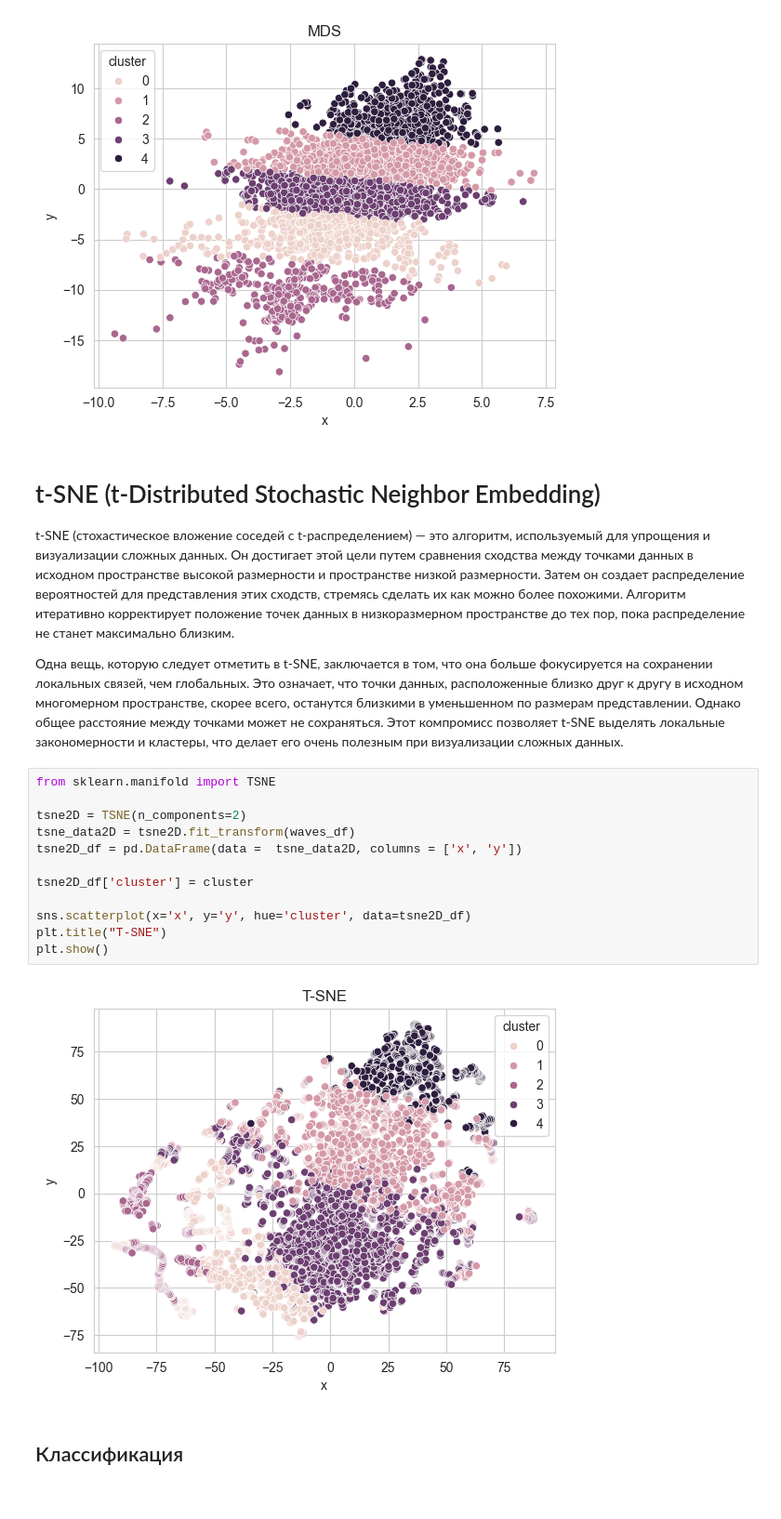
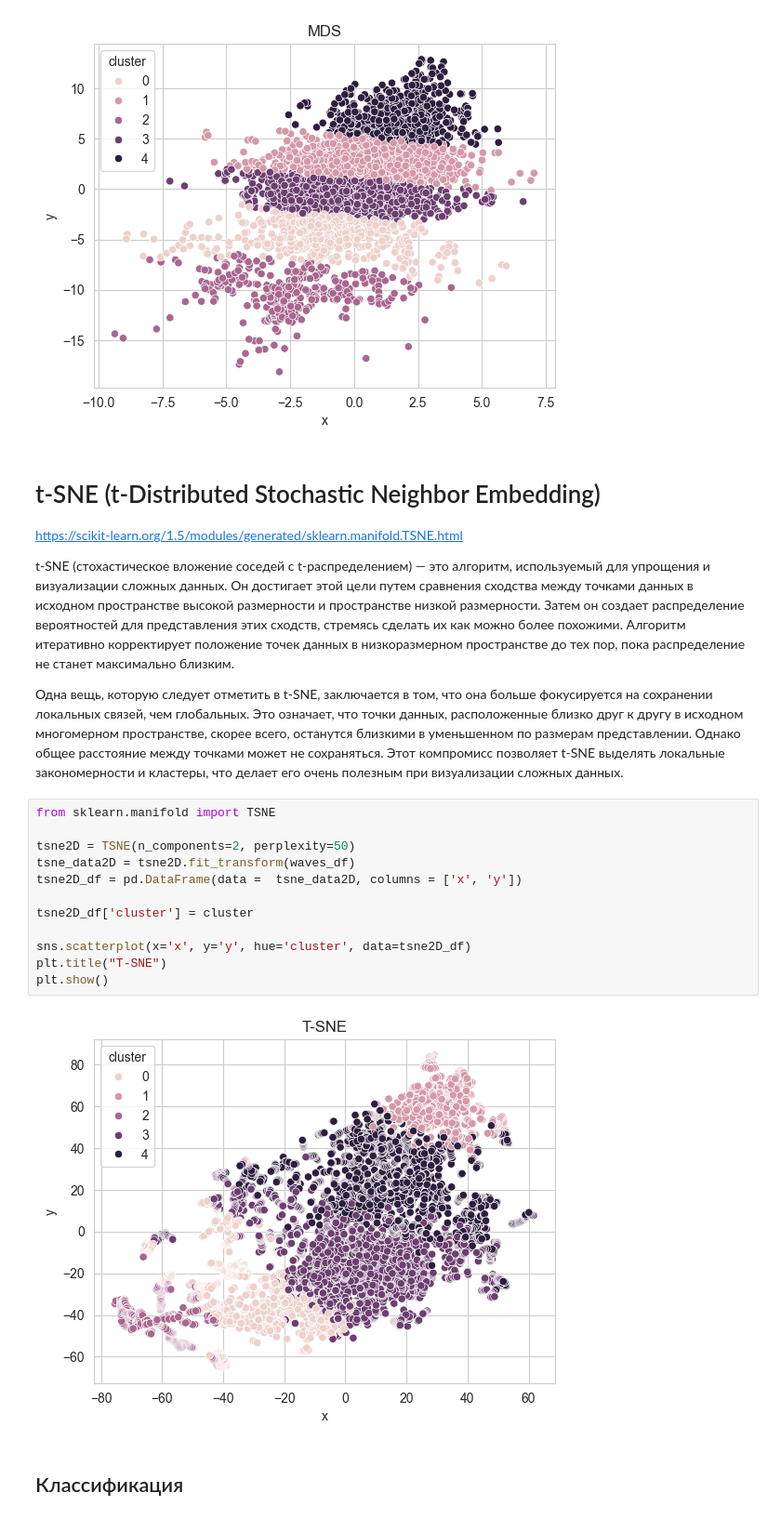
Before and after one commit to VakhromeevaKate/parkinson-disease-eeg, a Jupyter notebook: ParkinsonEEGDetection.ipynb, the cells around one changed output. Shown at 93% size. Cells and saved outputs as stored; diff of their text form.

```diff
--- a/ParkinsonEEGDetection.ipynb
+++ b/ParkinsonEEGDetection.ipynb
@@ -432,6 +426,8 @@ plt.show()
 [figure]
 # %% [markdown]
 # t-SNE (t-Distributed Stochastic Neighbor Embedding)
+
+https://scikit-learn.org/1.5/modules/generated/sklearn.manifold.TSNE.html
 
 t-SNE (стохастическое вложение соседей с t-распределением) — это алгоритм, используемый для упрощения и визуализации сложных данных. Он достигает этой цели путем сравнения сходства между точками данных в исходном пространстве высокой размерности и пространстве низкой размерности. Затем он создает распределение вероятностей для представления этих сходств, стремясь сделать их как можно более похожими. Алгоритм итеративно корректирует положение точек данных в низкоразмерном пространстве до тех пор, пока распределение не станет максимально близким.
 
@@ -439,17 +435,17 @@ t-SNE (стохастическое вложение соседей с t-рас
 # %%
 from sklearn.manifold import TSNE
 
-tsne2D = TSNE(n_components=2)
+tsne2D = TSNE(n_components=2, perplexity=50)
 tsne_data2D = tsne2D.fit_transform(waves_df)
 tsne2D_df = pd.DataFrame(data =  tsne_data2D, columns = ['x', 'y'])
 
 tsne2D_df['cluster'] = cluster
 
 sns.scatterplot(x='x', y='y', hue='cluster', data=tsne2D_df)
 plt.title("T-SNE")
 plt.show()
 # %% [output]
-[figure, old version]
+[figure, new version]
 # %% [markdown]
 ## Классификация
 # %% [markdown]
```
Also changed, not shown: parts of 8 cells of this notebook.
